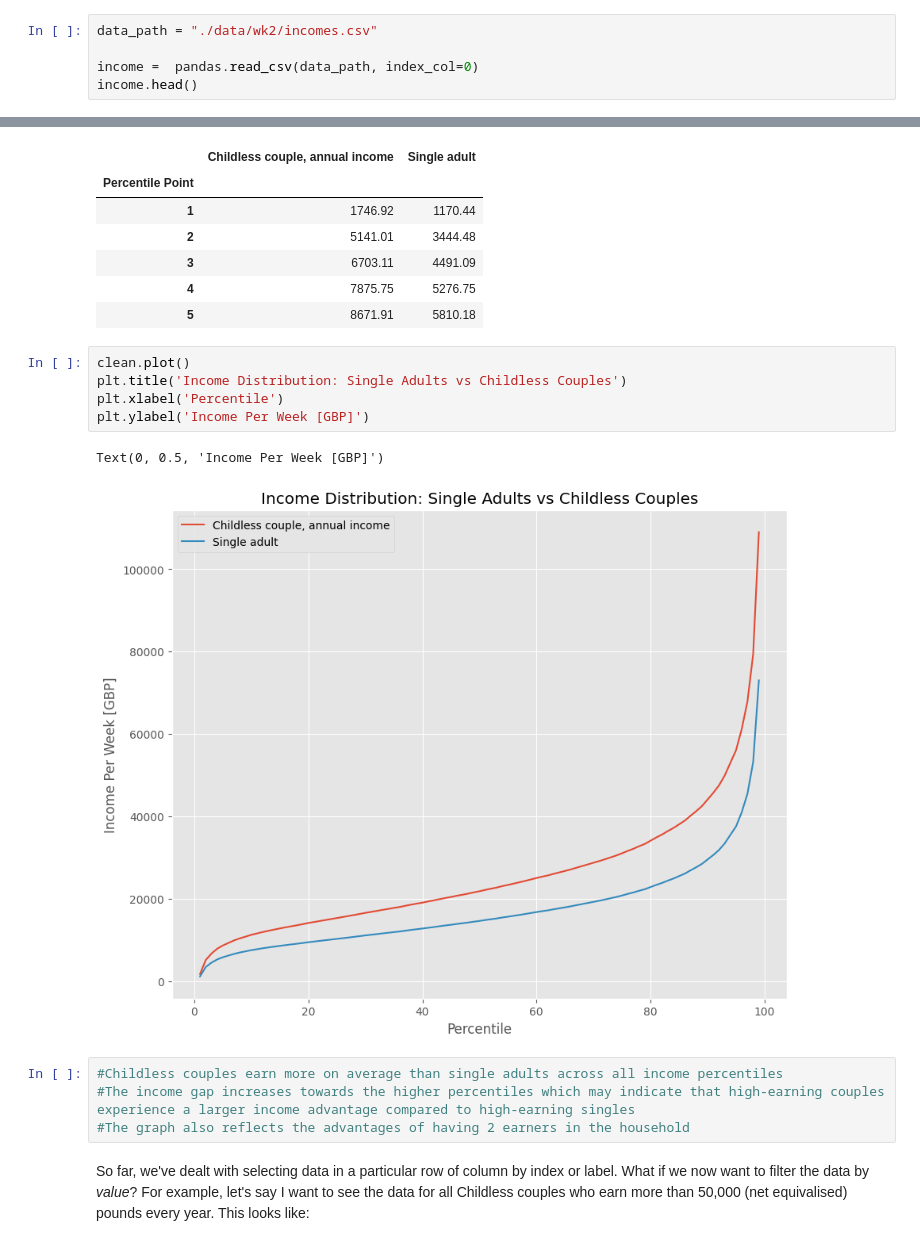
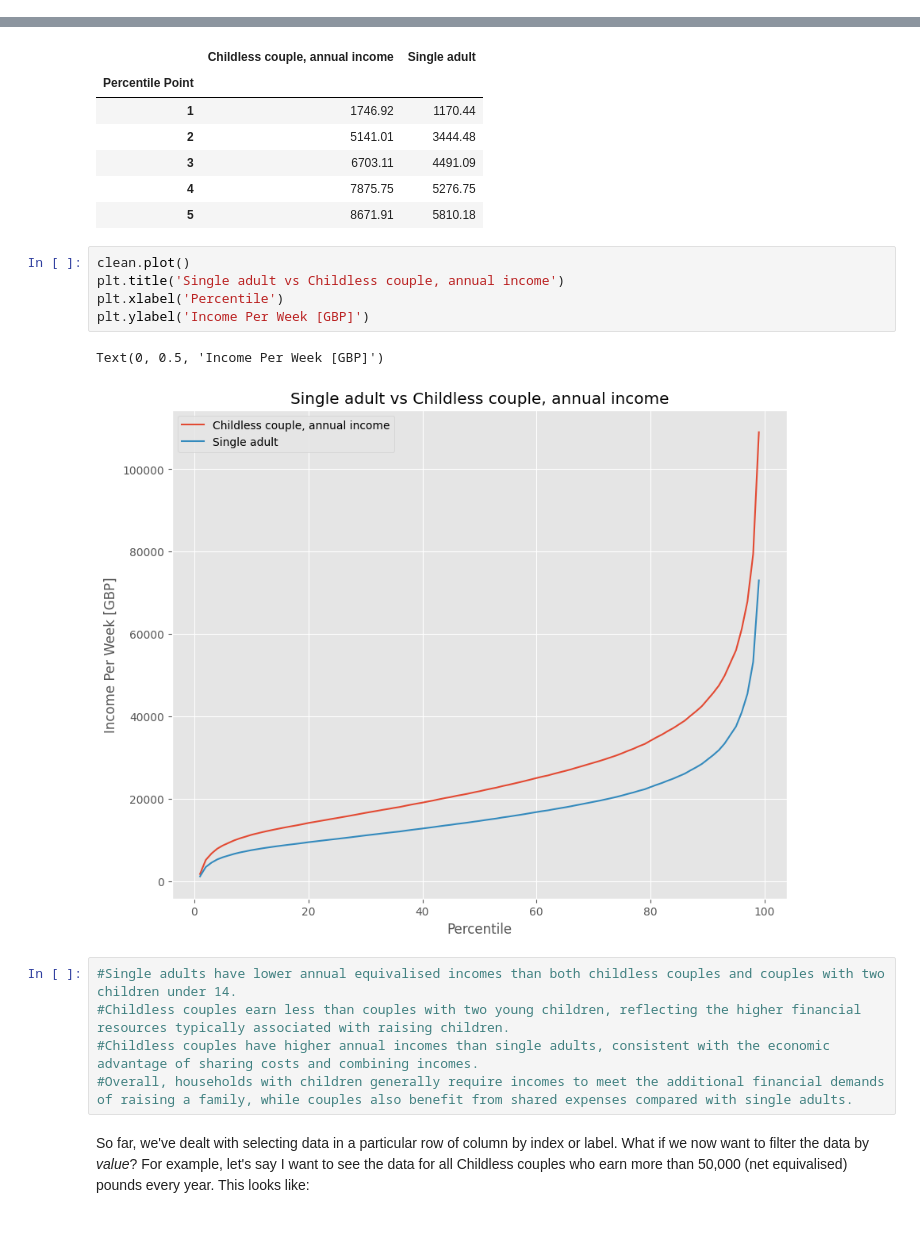
Before and after one commit to anastefan176/QM2, a Jupyter notebook: notebooks/W02. Pandas.ipynb, the cells around one changed output, grey strips where cells are left out. Drawn from its saved outputs; the diff is of its cells as text.

```diff
--- a/notebooks/W02. Pandas.ipynb
+++ b/notebooks/W02. Pandas.ipynb
@@ -303,8 +382,3 @@ Text(0, 0.5, 'Income Per Week [GBP]')
 ## Exercise:
 
 Previously, we'd examined income gaps between single people and couples (how very romantic). Repeat the above exercise (cleaning and plotting income data) for the columns we used above for single people and childless couples. Reflect and comment on the differences.
-# %%
-data_path = "./data/wk2/incomes.csv"
-
-income =  pandas.read_csv(data_path, index_col=0)
-income.head()
@@ -342,16 +408,17 @@ clean.head()
 | 5 | 8671.91 | 5810.18 |
 # %%
 clean.plot()
-plt.title('Income Distribution: Single Adults vs Childless Couples')
+plt.title('Single adult vs Childless couple, annual income')
 plt.xlabel('Percentile')
 plt.ylabel('Income Per Week [GBP]')
 # %% [output]
 Text(0, 0.5, 'Income Per Week [GBP]')
-[figure, old version]
+[figure, new version]
-# %%
-#Childless couples earn more on average than single adults across all income percentiles
-#The income gap increases towards the higher percentiles which may indicate that high-earning couples experience a larger income advantage compared to high-earning singles
-#The graph also reflects the advantages of having 2 earners in the household
+# %%
+#Single adults have lower annual equivalised incomes than both childless couples and couples with two children under 14.
+#Childless couples earn less than couples with two young children, reflecting the higher financial resources typically associated with raising children.
+#Childless couples have higher annual incomes than single adults, consistent with the economic advantage of sharing costs and combining incomes.
+#Overall, households with children generally require incomes to meet the additional financial demands of raising a family, while couples also benefit from shared expenses compared with single adults.
 # %% [markdown]
 So far, we've dealt with selecting data in a particular row of column by index or label. What if we now want to filter the data by *value*? For example, let's say I want to see the data for all Childless couples who earn more than 50,000 (net equivalised) pounds every year. This looks like:
 # %%
```
Also changed, not shown: parts of 26 cells of this notebook.
